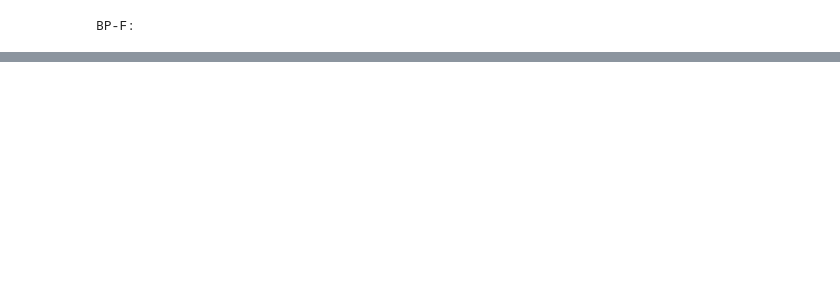
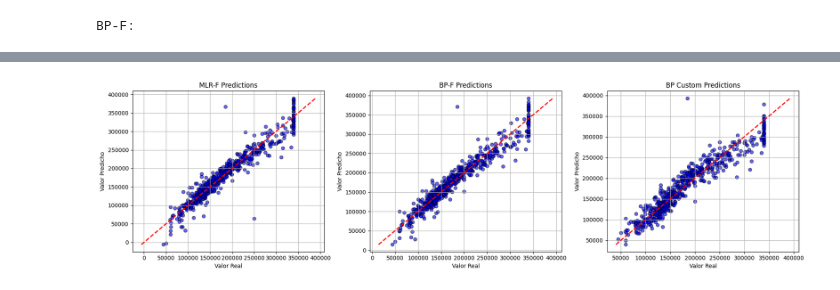
Before and after one commit to mcabanillassilva/Activity-1-NAEC, a Jupyter notebook: src/part_3/notebook_part_3.ipynb, the cells around one changed output, grey strips where cells are left out. Drawn from its saved outputs; the diff is of its cells as text; code cells hidden in the pictures; blank space fills up the shorter version.

Commit message:
Improve BP-F metrics and Scatter Plots added

```diff
--- a/src/part_3/notebook_part_3.ipynb
+++ b/src/part_3/notebook_part_3.ipynb
@@ -158 +139,28 @@ display(metrics)
 | MLR-F | 4.418003e+08 | 13784.441236 | 8.424560 |
+# %%
+model_results = {
+    "MLR-F": (y_test, preds_mlr_f),
+    "BP-F": (y_test, preds_bp_f),
+    "BP Custom": (y_test_values, preds_bp)
+}
+
+plt.figure(figsize=(18, 5))
+
+for i, (model_name, (y_true, y_pred)) in enumerate(model_results.items(), start=1):
+    plt.subplot(1, 3, i)
+    plt.scatter(y_true, y_pred, alpha=0.6, color='b', edgecolor='k')
+
+    # Línea diagonal y=x para referencia
+    min_val = min(min(y_true), min(y_pred))
+    max_val = max(max(y_true), max(y_pred))
+    plt.plot([min_val, max_val], [min_val, max_val], 'r--', linewidth=2)
+
+    plt.title(f"{model_name} Predictions")
+    plt.xlabel("Valor Real")
+    plt.ylabel("Valor Predicho")
+    plt.grid(True)
+
+plt.tight_layout()
+plt.show()
+# %% [output]
+[figure, added]
```
Also changed, not shown: parts of 5 cells of this notebook.
